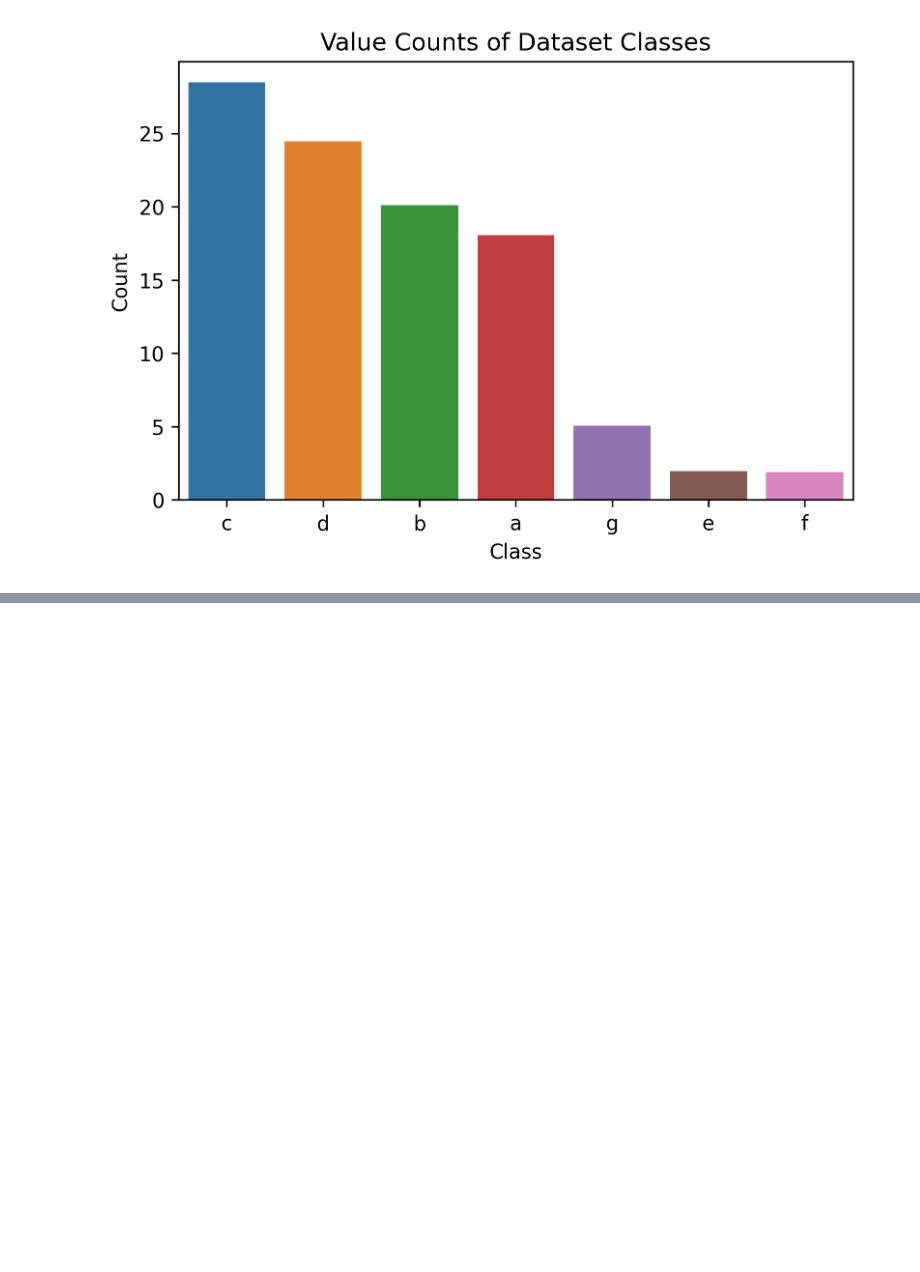
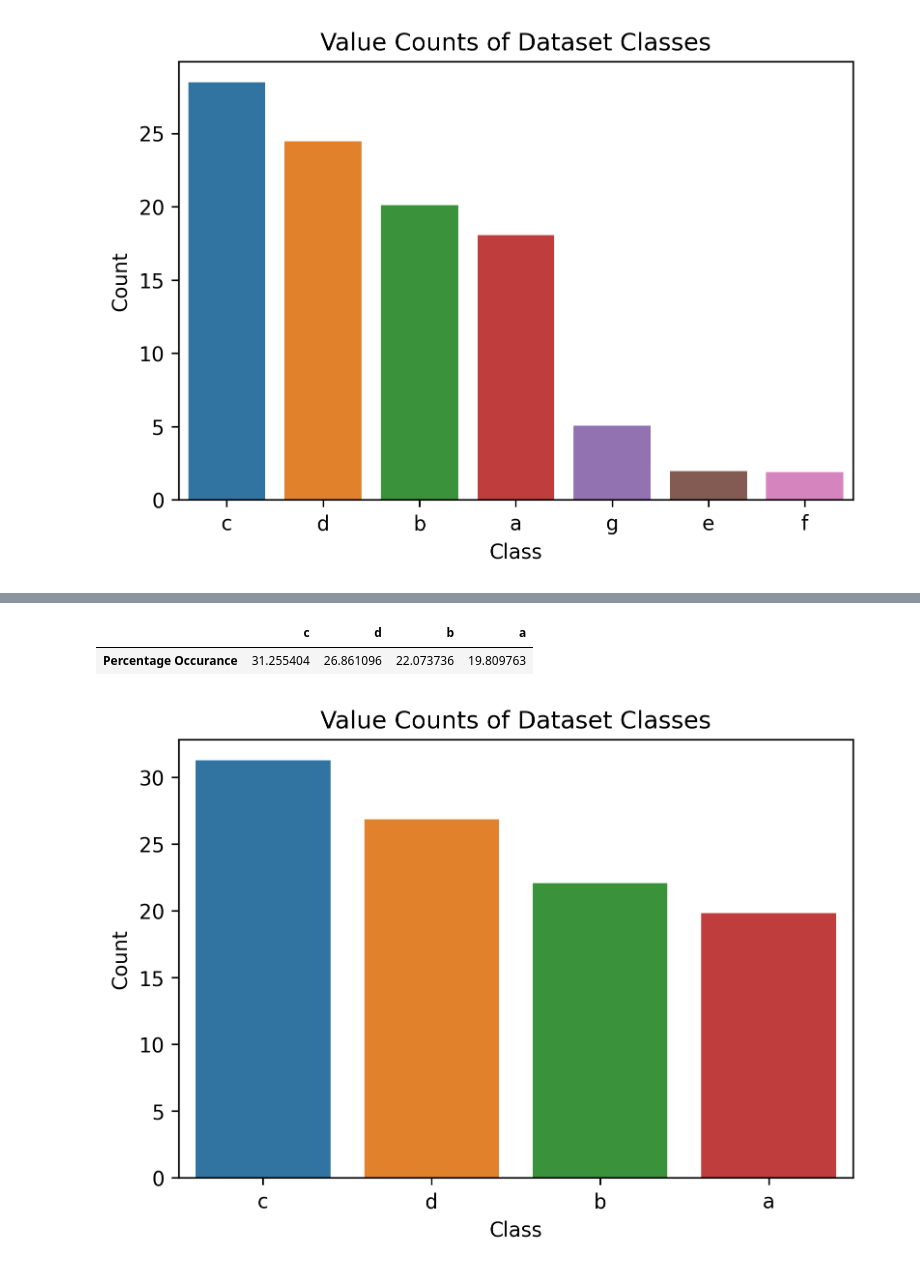
Before and after one commit to nizarmah/strucanti, a Jupyter notebook: main.ipynb, the cells around one changed output, grey strips where cells are left out. Saved outputs shown, nothing was run; the diff lists cells and outputs as text; code cells hidden in the pictures; blank space fills up the shorter version.

```diff
--- a/main.ipynb
+++ b/main.ipynb
@@ -172,0 +218,20 @@ plt.show()
+# %%
+wanted_classes = ['a', 'b', 'c', 'd']
+
+# using .loc would later on avoid the SettingWithCopyWarning that would appear with LabelEncoding
+# basically it helps to avoids returning a copy of the DataFrame
+dataset = dataset[dataset['class'].isin(wanted_classes)].loc[:, dataset.columns]
+
+class_percentage_occurance()
+# %% [output]
+|  | c | d | b | a |
+| Percentage Occurance | 31.255404 | 26.861096 | 22.073736 | 19.809763 |
+# %%
+sns.barplot(data=class_percentage_occurance())
+
+plt.title('Value Counts of Dataset Classes')
+plt.xlabel('Class')
+plt.ylabel('Count')
+plt.show()
+# %% [output]
+[figure, added]
```
Also changed, not shown: parts of 7 cells of this notebook.
